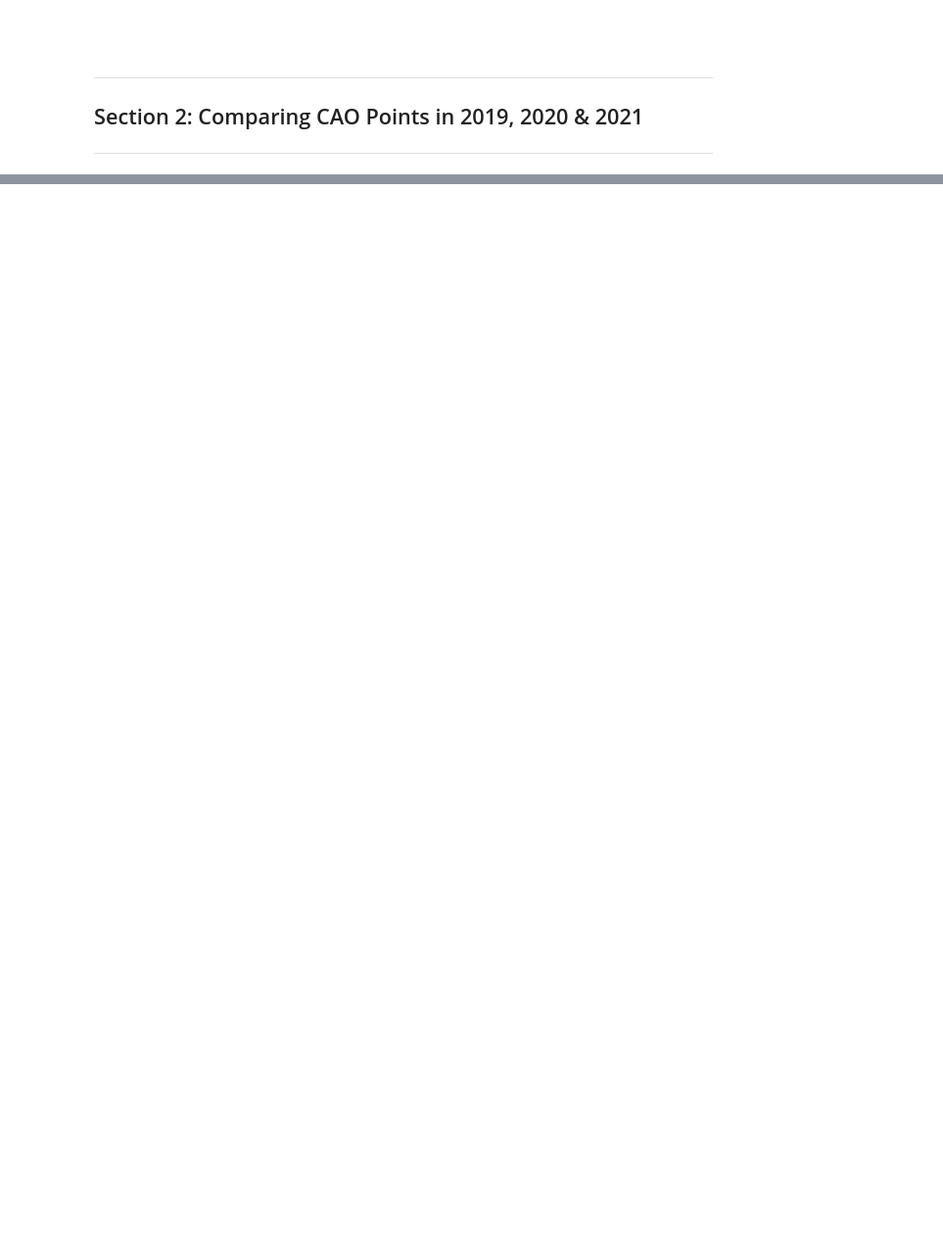
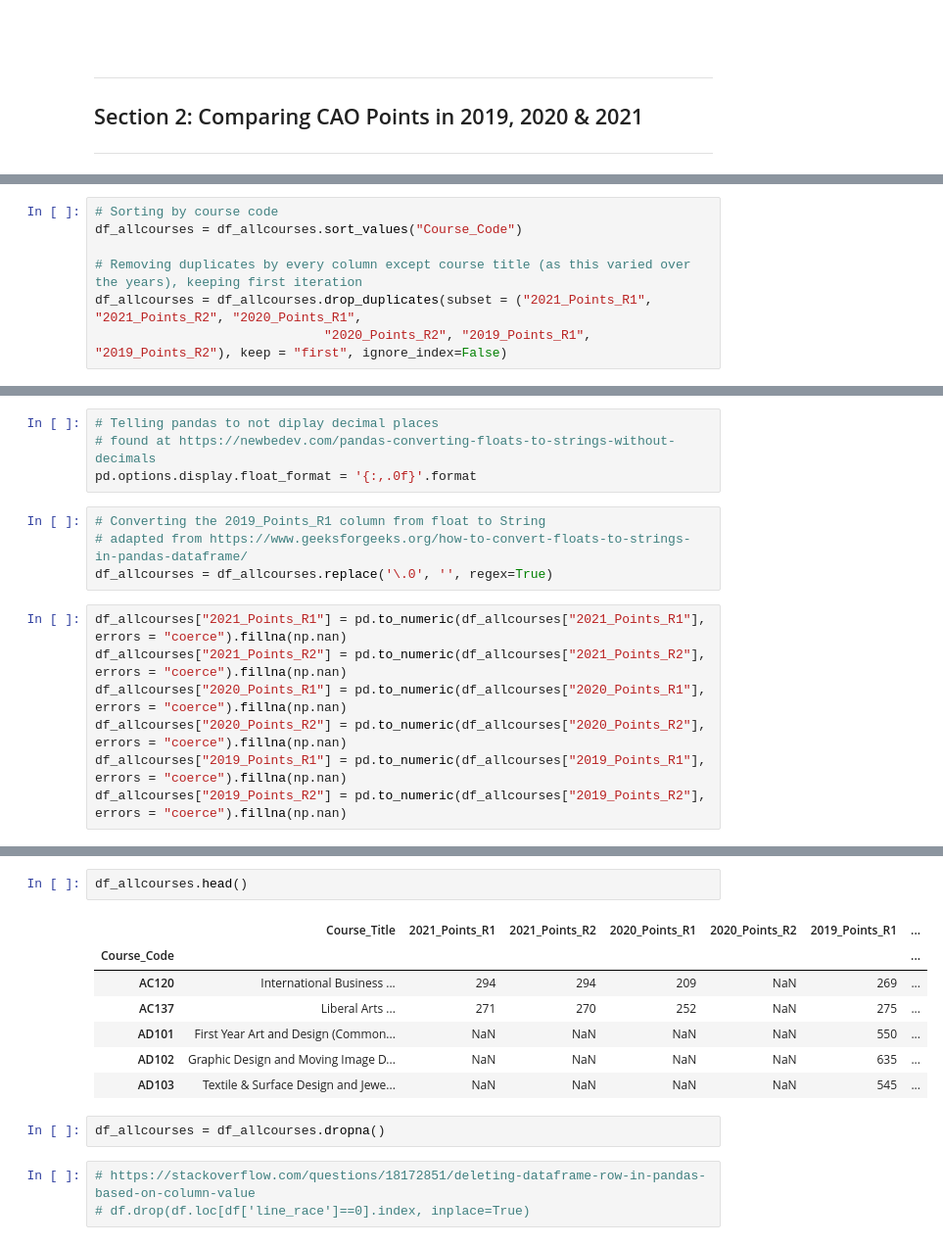
Before and after one commit to G00398258/fundsofda-assessment, a Jupyter notebook: cao.ipynb, the cells around one changed output, grey strips where cells are left out. Shown: that part at 98% size. Drawn from its saved outputs; the diff is of its cells as text; blank space fills up the shorter version.

```diff
--- a/cao.ipynb
+++ b/cao.ipynb
@@ -380,0 +398,7 @@ df_allcourses.head()
+# %%
+# Sorting by course code
+df_allcourses = df_allcourses.sort_values("Course_Code")
+
+# Removing duplicates by every column except course title (as this varied over the years), keeping first iteration
+df_allcourses = df_allcourses.drop_duplicates(subset = ("2021_Points_R1", "2021_Points_R2", "2020_Points_R1",
+                              "2020_Points_R2", "2019_Points_R1", "2019_Points_R2"), keep = "first", ignore_index=False)
@@ -380,0 +451,15 @@ df_allcourses.head()
+# %%
+# Telling pandas to not diplay decimal places
+# found at https://newbedev.com/pandas-converting-floats-to-strings-without-decimals
+pd.options.display.float_format = '{:,.0f}'.format
+# %%
+# Converting the 2019_Points_R1 column from float to String
+# adapted from https://www.geeksforgeeks.org/how-to-convert-floats-to-strings-in-pandas-dataframe/
+df_allcourses = df_allcourses.replace('\.0', '', regex=True)
+# %%
+df_allcourses["2021_Points_R1"] = pd.to_numeric(df_allcourses["2021_Points_R1"], errors = "coerce").fillna(np.nan)
+df_allcourses["2021_Points_R2"] = pd.to_numeric(df_allcourses["2021_Points_R2"], errors = "coerce").fillna(np.nan)
+df_allcourses["2020_Points_R1"] = pd.to_numeric(df_allcourses["2020_Points_R1"], errors = "coerce").fillna(np.nan)
+df_allcourses["2020_Points_R2"] = pd.to_numeric(df_allcourses["2020_Points_R2"], errors = "coerce").fillna(np.nan)
+df_allcourses["2019_Points_R1"] = pd.to_numeric(df_allcourses["2019_Points_R1"], errors = "coerce").fillna(np.nan)
+df_allcourses["2019_Points_R2"] = pd.to_numeric(df_allcourses["2019_Points_R2"], errors = "coerce").fillna(np.nan)
@@ -380,0 +477,15 @@ df_allcourses.head()
+# %%
+df_allcourses.head()
+# %% [output]
+|  | Course_Title | 2021_Points_R1 | 2021_Points_R2 | 2020_Points_R1 | 2020_Points_R2 | 2019_Points_R1 | ... |
+| Course_Code |  |  |  |  |  |  | ... |
+| AC120 | International Business ... | 294 | 294 | 209 | NaN | 269 | ... |
+| AC137 | Liberal Arts ... | 271 | 270 | 252 | NaN | 275 | ... |
+| AD101 | First Year Art and Design (Common... | NaN | NaN | NaN | NaN | 550 | ... |
+| AD102 | Graphic Design and Moving Image D... | NaN | NaN | NaN | NaN | 635 | ... |
+| AD103 | Textile & Surface Design and Jewe... | NaN | NaN | NaN | NaN | 545 | ... |
+# %%
+df_allcourses = df_allcourses.dropna()
+# %%
+# https://stackoverflow.com/questions/18172851/deleting-dataframe-row-in-pandas-based-on-column-value
+# df.drop(df.loc[df['line_race']==0].index, inplace=True)
```
Also changed, not shown: parts of 41 cells of this notebook, 48 other files.
